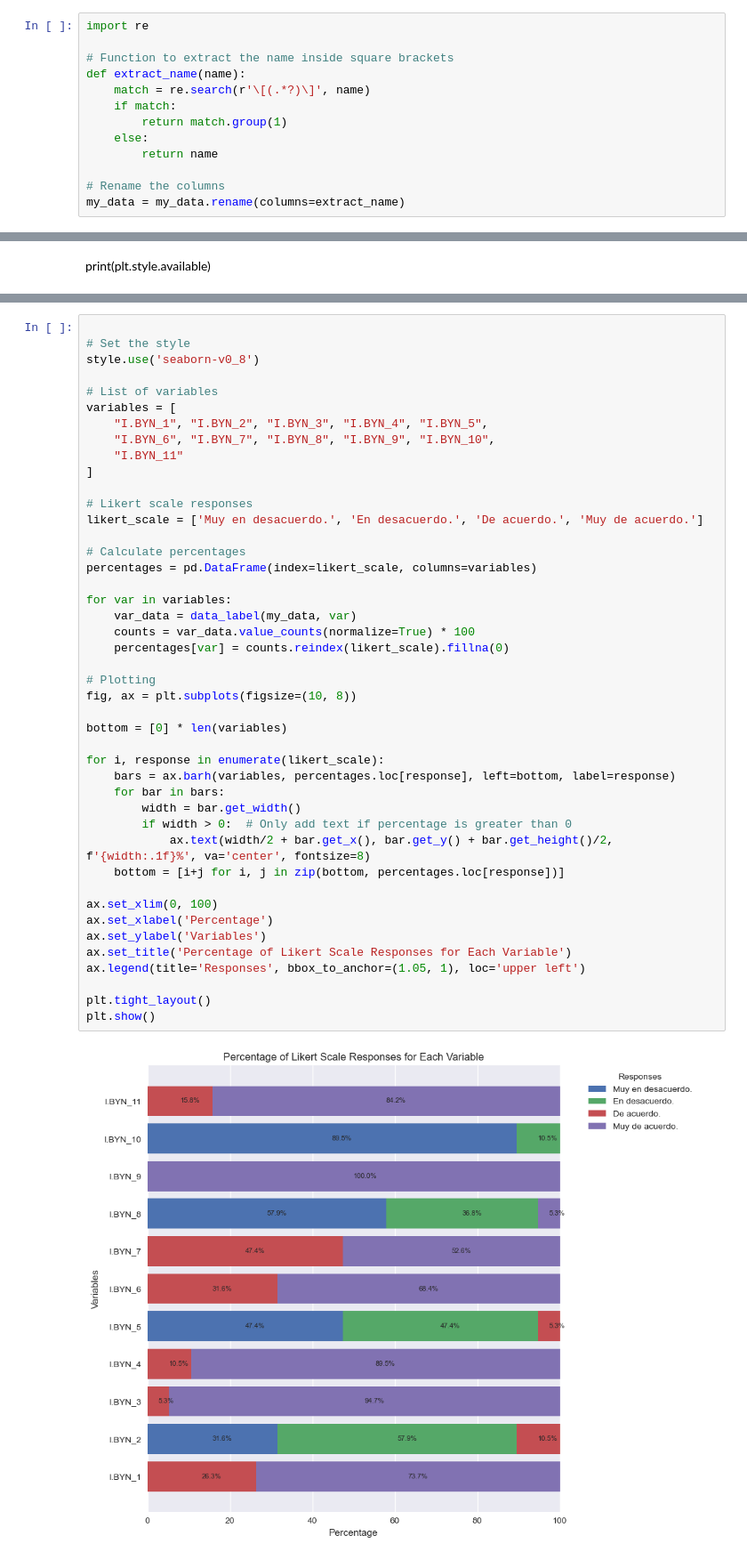
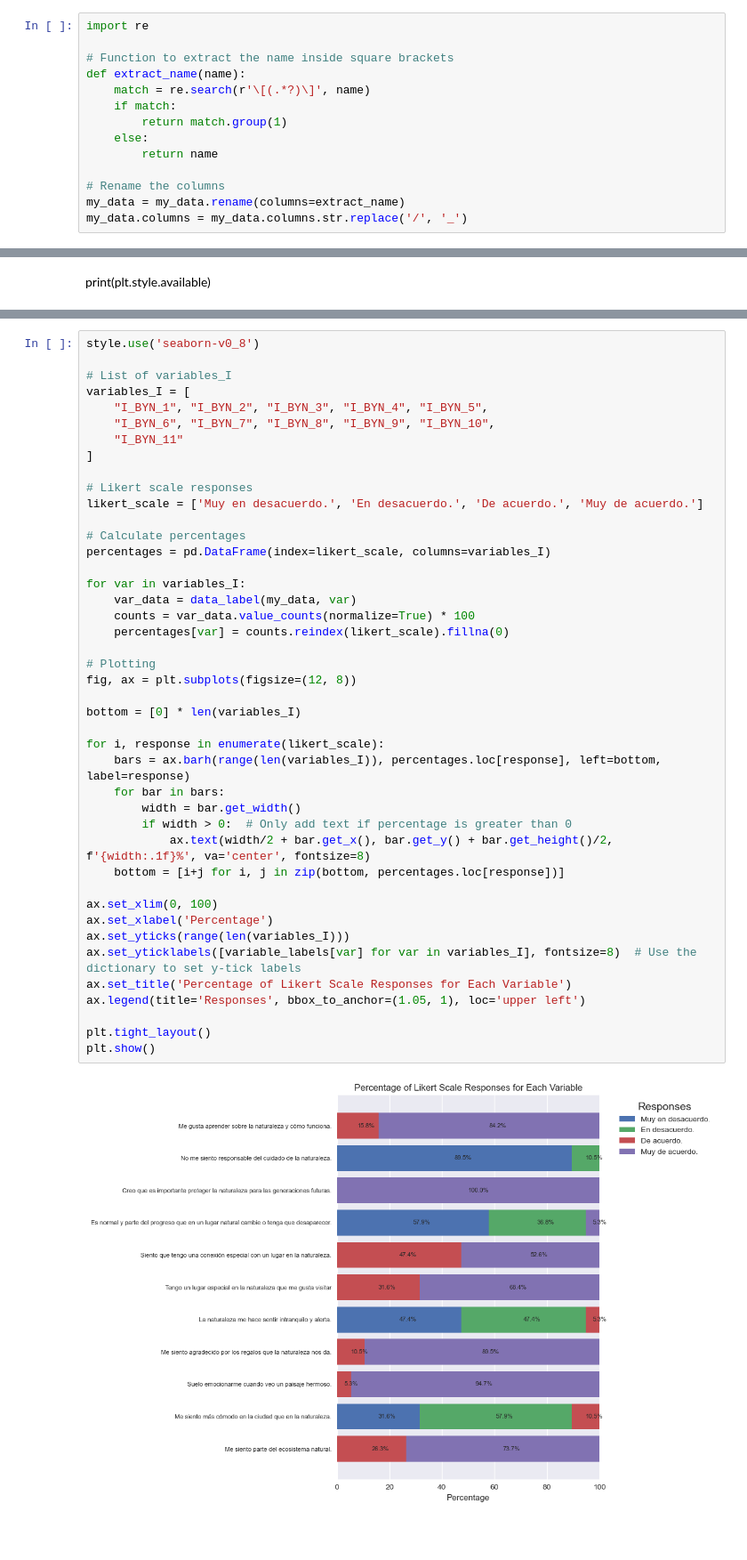
Before and after one commit to FelipeGuarda/Python, a Jupyter notebook: Docente activo/Encuesta pre-creencias 2024.ipynb, the cells around one changed output, grey strips where cells are left out. Shown at 89% size. Cells and saved outputs as stored; diff of their text form; blank space fills up the shorter version.

```diff
--- a/Docente activo/Encuesta pre-creencias 2024.ipynb
+++ b/Docente activo/Encuesta pre-creencias 2024.ipynb
@@ -27,6 +27,7 @@ def extract_name(name):
 
 # Rename the columns
 my_data = my_data.rename(columns=extract_name)
+my_data.columns = my_data.columns.str.replace('/', '_')
 # %%
 variable_labels = {
     "comuna": "¿Cuál es tu comuna de residencia?",
@@ -195,48 +196,47 @@ plt.show()
 # %% [output]
 [figure]
 # %%
-
-# Set the style
 style.use('seaborn-v0_8')
 
-# List of variables
-variables = [
-    "I.BYN_1", "I.BYN_2", "I.BYN_3", "I.BYN_4", "I.BYN_5",
-    "I.BYN_6", "I.BYN_7", "I.BYN_8", "I.BYN_9", "I.BYN_10",
-    "I.BYN_11"
+# List of variables_I
+variables_I = [
+    "I_BYN_1", "I_BYN_2", "I_BYN_3", "I_BYN_4", "I_BYN_5",
+    "I_BYN_6", "I_BYN_7", "I_BYN_8", "I_BYN_9", "I_BYN_10",
+    "I_BYN_11"
 ]
 
 # Likert scale responses
 likert_scale = ['Muy en desacuerdo.', 'En desacuerdo.', 'De acuerdo.', 'Muy de acuerdo.']
 
 # Calculate percentages
-percentages = pd.DataFrame(index=likert_scale, columns=variables)
+percentages = pd.DataFrame(index=likert_scale, columns=variables_I)
 
-for var in variables:
+for var in variables_I:
     var_data = data_label(my_data, var)
     counts = var_data.value_counts(normalize=True) * 100
     percentages[var] = counts.reindex(likert_scale).fillna(0)
 
 # Plotting
-fig, ax = plt.subplots(figsize=(10, 8))
+fig, ax = plt.subplots(figsize=(12, 8))
 
-bottom = [0] * len(variables)
+bottom = [0] * len(variables_I)
 
 for i, response in enumerate(likert_scale):
-    bars = ax.barh(variables, percentages.loc[response], left=bottom, label=response)
+    bars = ax.barh(range(len(variables_I)), percentages.loc[response], left=bottom, label=response)
     for bar in bars:
         width = bar.get_width()
         if width > 0:  # Only add text if percentage is greater than 0
             ax.text(width/2 + bar.get_x(), bar.get_y() + bar.get_height()/2, f'{width:.1f}%', va='center', fontsize=8)
     bottom = [i+j for i, j in zip(bottom, percentages.loc[response])]
 
 ax.set_xlim(0, 100)
 ax.set_xlabel('Percentage')
-ax.set_ylabel('Variables')
+ax.set_yticks(range(len(variables_I)))
+ax.set_yticklabels([variable_labels[var] for var in variables_I], fontsize=8)  # Use the dictionary to set y-tick labels
 ax.set_title('Percentage of Likert Scale Responses for Each Variable')
 ax.legend(title='Responses', bbox_to_anchor=(1.05, 1), loc='upper left')
 
 plt.tight_layout()
 plt.show()
 # %% [output]
-[figure, old version]
+[figure, new version]
```
Also changed, not shown: parts of 12 cells of this notebook, 1 other file.
